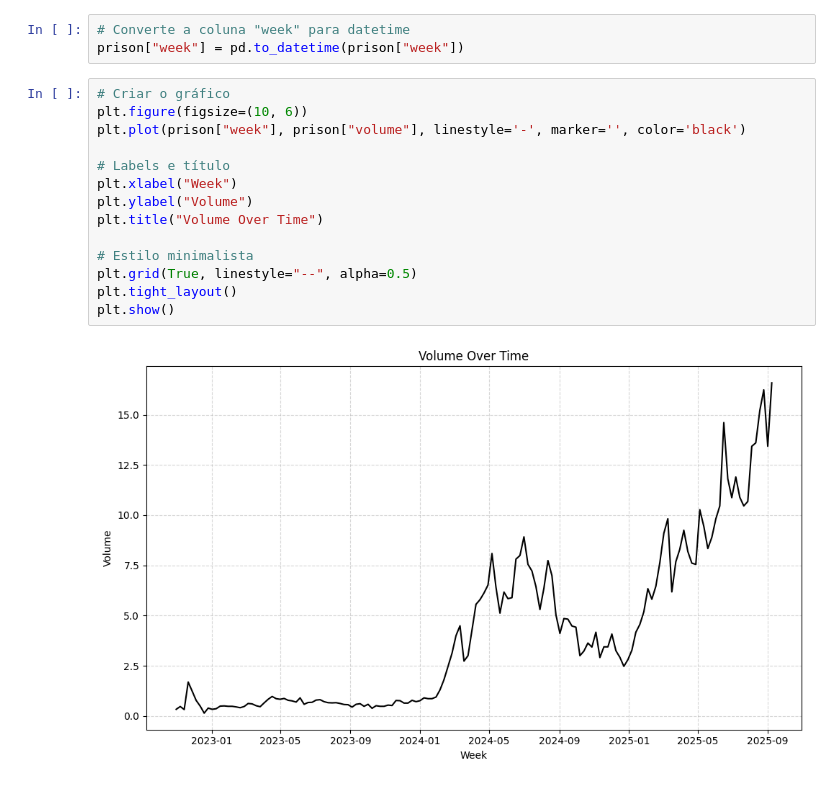
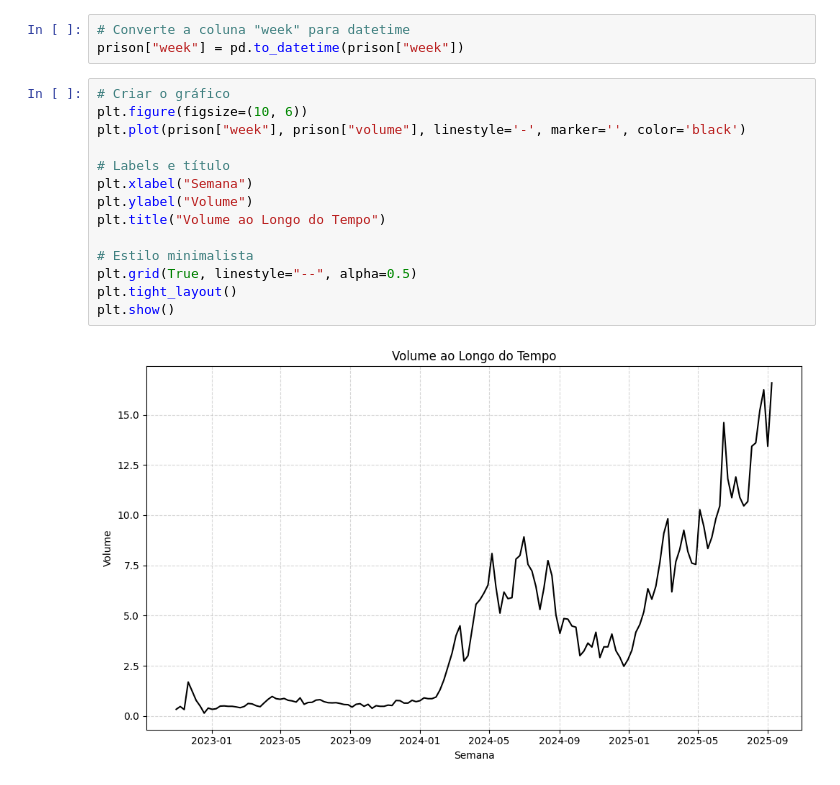
Before and after one commit to LeonardoAleee/analise_st, a Jupyter notebook: trabalho_a1.ipynb, the cells around one changed output. Saved outputs shown, nothing was run; the diff lists cells and outputs as text.

```diff
--- a/trabalho_a1.ipynb
+++ b/trabalho_a1.ipynb
@@ -57,16 +81,16 @@ prison["week"] = pd.to_datetime(prison["week"])
 # %%
 # Criar o gráfico
 plt.figure(figsize=(10, 6))
 plt.plot(prison["week"], prison["volume"], linestyle='-', marker='', color='black')
 
 # Labels e título
-plt.xlabel("Week")
+plt.xlabel("Semana")
 plt.ylabel("Volume")
-plt.title("Volume Over Time")
+plt.title("Volume ao Longo do Tempo")
 
 # Estilo minimalista
 plt.grid(True, linestyle="--", alpha=0.5)
 plt.tight_layout()
 plt.show()
 # %% [output]
-[figure, old version]
+[figure, new version]
```
Also changed, not shown: parts of 5 cells of this notebook.
